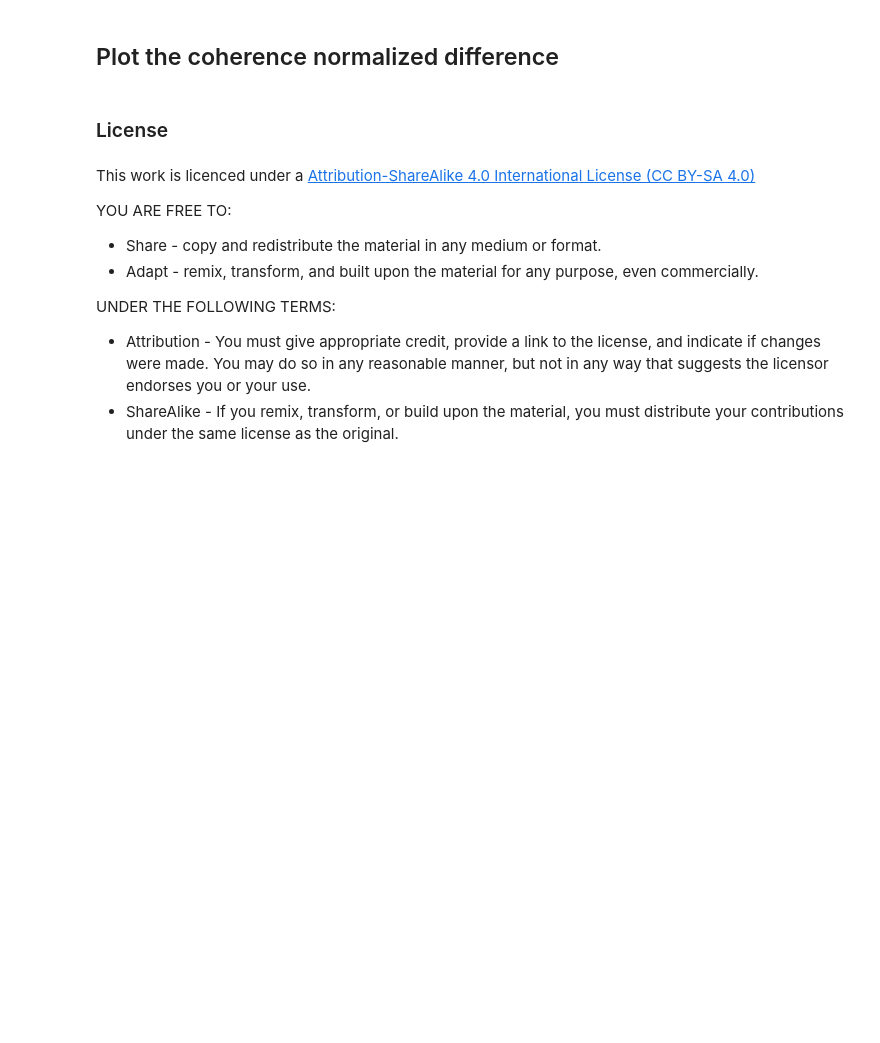
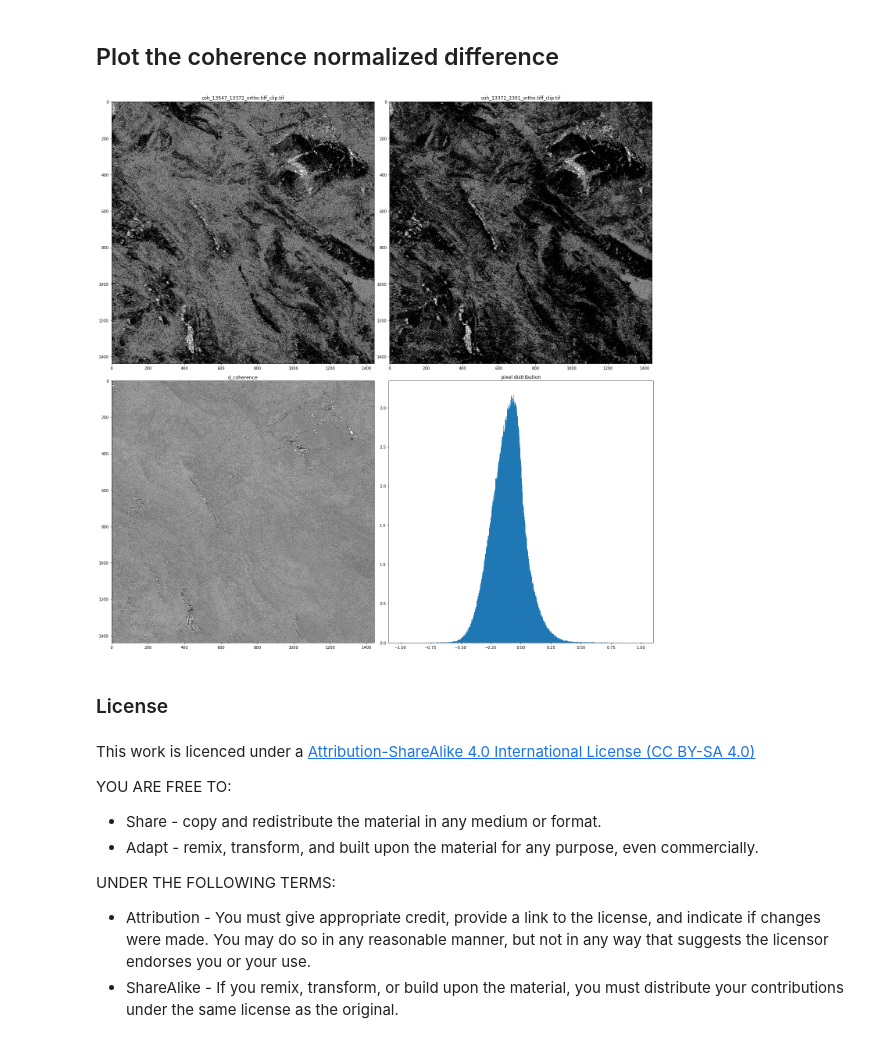
Before and after one commit to geohazards-tep/crl-school-2108, a Jupyter notebook: 01 - Earthquake discovery.ipynb, the cells around one changed output. Cells and saved outputs as stored; diff of their text form; code cells hidden in the pictures; blank space fills up the shorter version.

```diff
--- a/01 - Earthquake discovery.ipynb
+++ b/01 - Earthquake discovery.ipynb
@@ -711,35 +721,37 @@ band = ds.GetRasterBand(1)
 
 band_data = band.ReadAsArray().astype(np.float)
 
 a=fig.add_subplot(2, 2, 0+i)
 imgplot = plt.imshow(band_data,
                      cmap=plt.cm.binary,
                      vmin=-1,
                      vmax = 1)
 
 a.set_title('d_coherence')
 
 
 i = i+1
 
-cols = band.RasterXSize
-rows = band.RasterYSize
+cols = ds.RasterXSize
+rows = ds.RasterYSize
 
 band_data.shape = cols * rows
 a=fig.add_subplot(2, 2, 0+i)
 imgplot = plt.hist(band_data,
                    bins=2048,
                    range=[-1, 1],
                    normed=True)
 
 a.set_title("pixel distribution")
 
 plt.tight_layout()
 fig = plt.gcf()
 plt.show()
 
 fig.clf()
 plt.close()
+# %% [output]
+[figure, added]
 # %% [markdown]
 ### <a name="license">License
 # %% [markdown]
```
Also changed, not shown: parts of 6 cells of this notebook.
